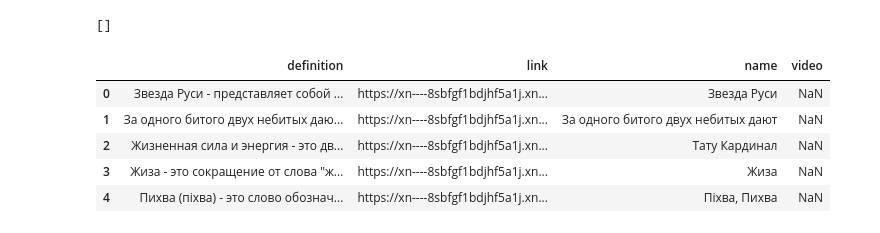
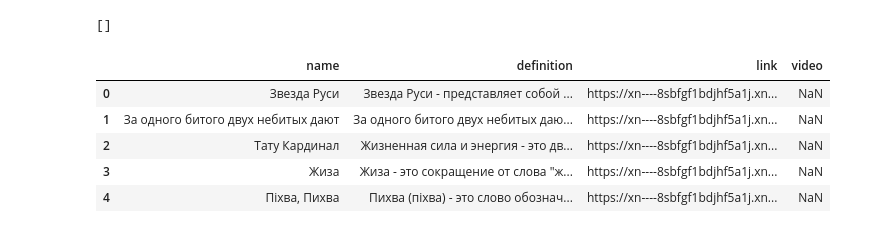
Before and after one commit to lotfull/RuSlangApp, a Jupyter notebook: SlangDictionary/modnye_slova/modnyeslova.ipynb, the cells around one changed output. Saved outputs shown, nothing was run; the diff lists cells and outputs as text; code cells hidden in the pictures.

Commit message:
Removes more `modnyeslova` stop sentences, reorder columns

```diff
--- a/SlangDictionary/modnye_slova/modnyeslova.ipynb
+++ b/SlangDictionary/modnye_slova/modnyeslova.ipynb
@@ -303,12 +305,13 @@ words.drop_duplicates(inplace=True, keep='first')
 # %%
 words['definition'] = words['definition'].apply(lambda x: x.strip())
 # %%
+modnyeslova_csv = '../../SlangApp/modnyeslova.csv'
 words.to_csv(modnyeslova_csv, index=False)
 words.head()
 # %% [output]
-|  | definition | link | name | video |
-| 0 | Звезда Руси - представляет собой ... | https://xn----8sbfgf1bdjhf5a1j.xn... | Звезда Руси | NaN |
-| 1 | За одного битого двух небитых даю... | https://xn----8sbfgf1bdjhf5a1j.xn... | За одного битого двух небитых дают | NaN |
-| 2 | Жизненная сила и энергия - это дв... | https://xn----8sbfgf1bdjhf5a1j.xn... | Тату Кардинал | NaN |
-| 3 | Жиза - это сокращение от слова "ж... | https://xn----8sbfgf1bdjhf5a1j.xn... | Жиза | NaN |
-| 4 | Пихва (пiхва) - это слово обознач... | https://xn----8sbfgf1bdjhf5a1j.xn... | Пiхва, Пихва | NaN |
+|  | name | definition | link | video |
+| 0 | Звезда Руси | Звезда Руси - представляет собой ... | https://xn----8sbfgf1bdjhf5a1j.xn... | NaN |
+| 1 | За одного битого двух небитых дают | За одного битого двух небитых даю... | https://xn----8sbfgf1bdjhf5a1j.xn... | NaN |
+| 2 | Тату Кардинал | Жизненная сила и энергия - это дв... | https://xn----8sbfgf1bdjhf5a1j.xn... | NaN |
+| 3 | Жиза | Жиза - это сокращение от слова "ж... | https://xn----8sbfgf1bdjhf5a1j.xn... | NaN |
+| 4 | Пiхва, Пихва | Пихва (пiхва) - это слово обознач... | https://xn----8sbfgf1bdjhf5a1j.xn... | NaN |
```
Also changed, not shown: parts of 2 cells of this notebook, 3 other files.
